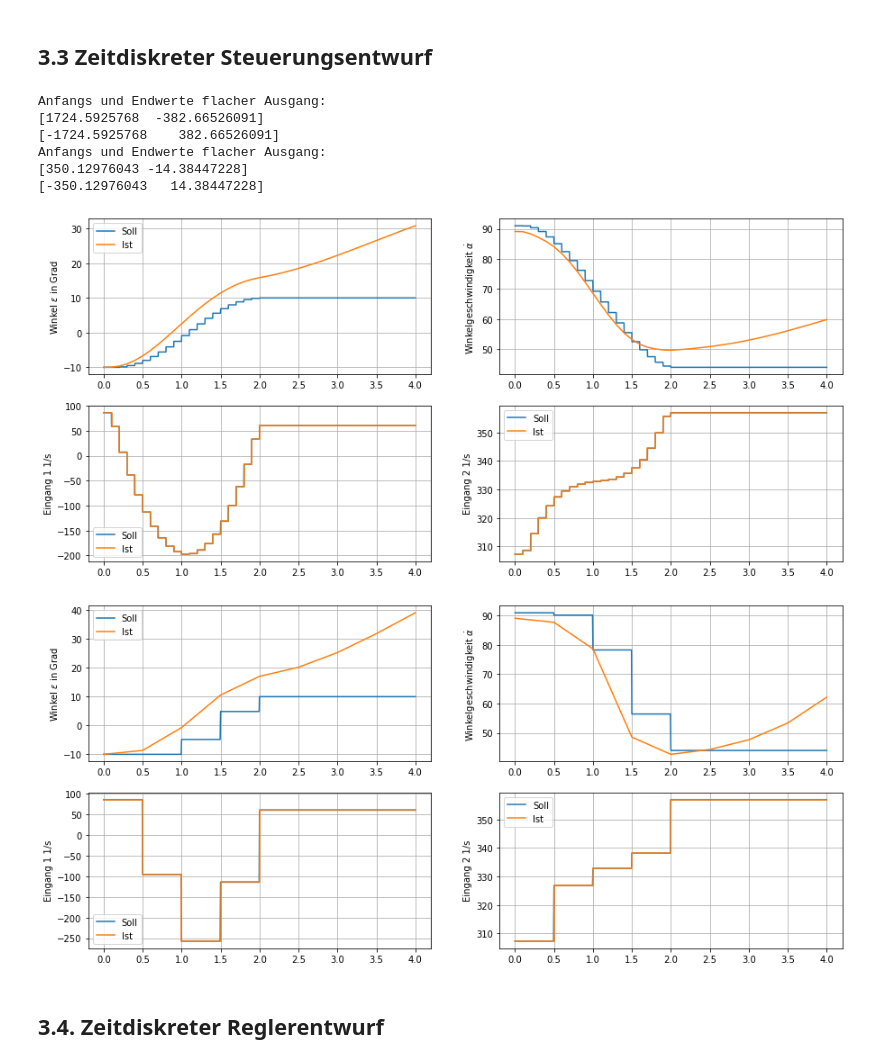
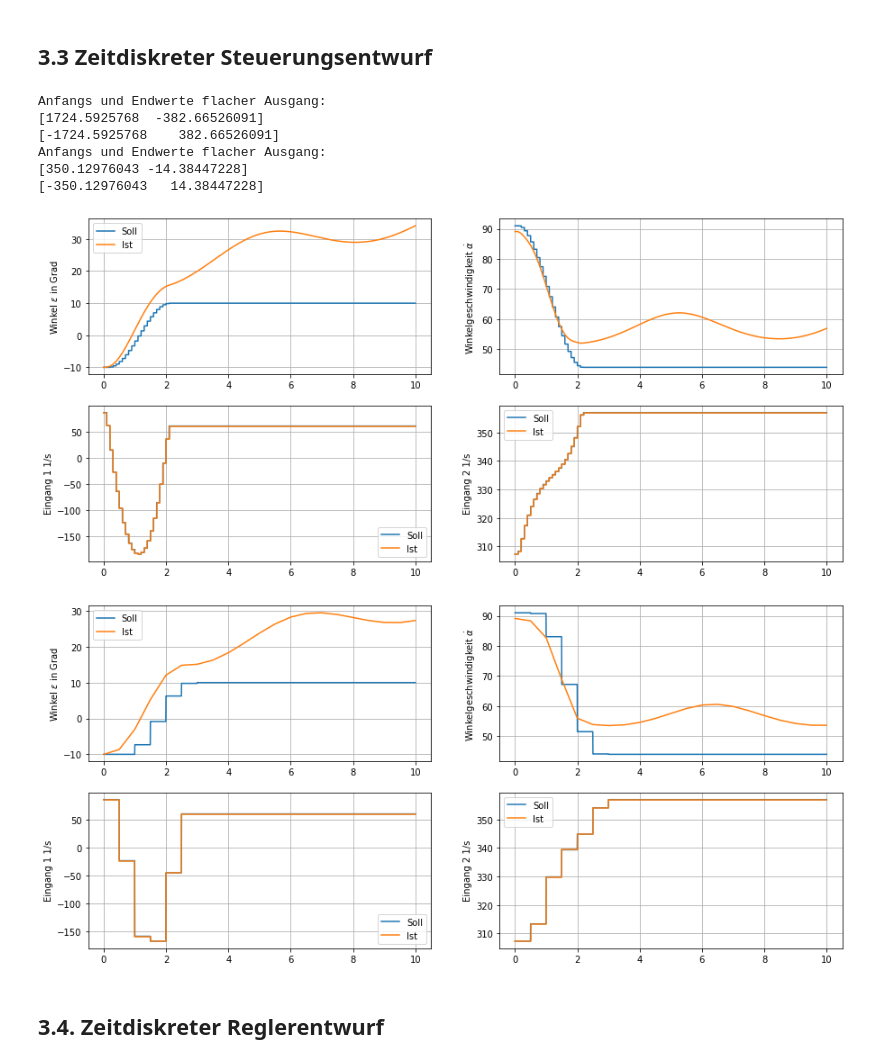
Before and after one commit to StefanKauf/RmsPr, a Jupyter notebook: helirack.ipynb, the cells around one changed output. Saved outputs shown, nothing was run; the diff lists cells and outputs as text; code cells hidden in the pictures.

```diff
--- a/helirack.ipynb
+++ b/helirack.ipynb
@@ -421,9 +423,9 @@ display(sympy.Matrix(eigs2.round(3)))
 eigs1_cl = np.zeros_like(eigs1)
 eigs2_cl = np.zeros_like(eigs2)
 
-eigs1_cl[0]= -1
-eigs2_cl[0]= -5 -1j
-eigs2_cl[1]= -5 +1j
+eigs1_cl[0]= -3
+eigs2_cl[0]= -7 -1j
+eigs2_cl[1]= -7 +1j
 
 
 #Reglerstärkungen mit Ackermannformel bestimmen
@@ -513,7 +515,8 @@ plot_results(t_eval,
 # %%
 import libheli
 imp.reload(libheli)
-Q=np.eye(3) *10000
+Q=np.eye(3) *1000
+Q[0,0] = Q[0,0] * 100
 R=np.eye(2) *1
 S=np.zeros((3,2))
 
@@ -693,7 +696,7 @@ Ta_v=[0.1,0.5]
 T=2.0
 
 #Simulationszeit
-Tsim=4
+Tsim=10
 
 linear=False
 
@@ -720,39 +723,35 @@ for Ta in Ta_v:
     else:
         rhs = lambda t,x,controller:heli.model(t,x,controller)
         x0,u0=heli.equilibrium(y1_equi)
 
 
     #Zeitdiskrete Simulation
     t_sim,x_sim,u_sim=simulate_discrete(rhs,x0,controller,Ta,Tsim)
 
     #Ergebnisse Plotten
     x_desired=trajectory_discrete.state(np.floor(t_sim/Ta))
     u_desired=trajectory_discrete.input(np.floor(t_sim/Ta))
     y_desired=trajectory_discrete.output(np.floor(t_sim/Ta))
 
     if linear:
         y_sim = heli_lin.output(t_sim,x_sim,lambda t,x:controller(np.round(t_sim/Ta),x))
     else:
         y_sim = heli.output(t_sim,x_sim,lambda t,x:controller(np.round(t_sim/Ta),x))
 
 
     plot_results(t_sim,
                    (x_desired,x_sim),
                    (u_desired,u_sim),
                    (y_desired,y_sim))
-    # plot_results(t_sim,
-    #              (x_desired,),
-    #              (u_desired,),
-    #              (y_desired,))
 # %% [output]
 Anfangs und Endwerte flacher Ausgang:
 [1724.5925768  -382.66526091]
 [-1724.5925768    382.66526091]
 Anfangs und Endwerte flacher Ausgang:
 [350.12976043 -14.38447228]
 [-350.12976043   14.38447228]
-[figure, old version]
+[figure, new version]
-[figure, old version]
+[figure, new version]
 # %% [markdown]
 ## 3.4. Zeitdiskreter Reglerentwurf
 # %%
```
Also changed, not shown: parts of 8 cells of this notebook, 1 other file.
